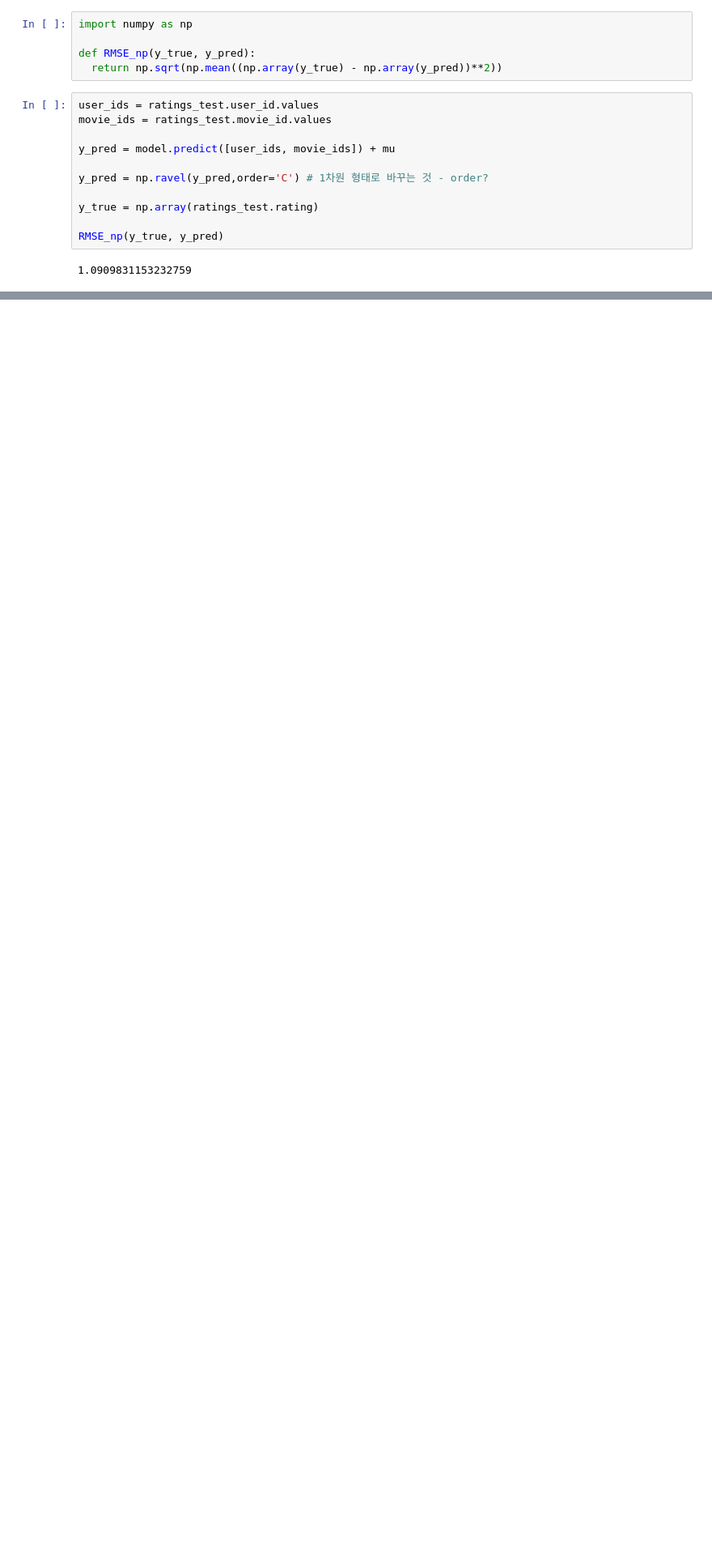
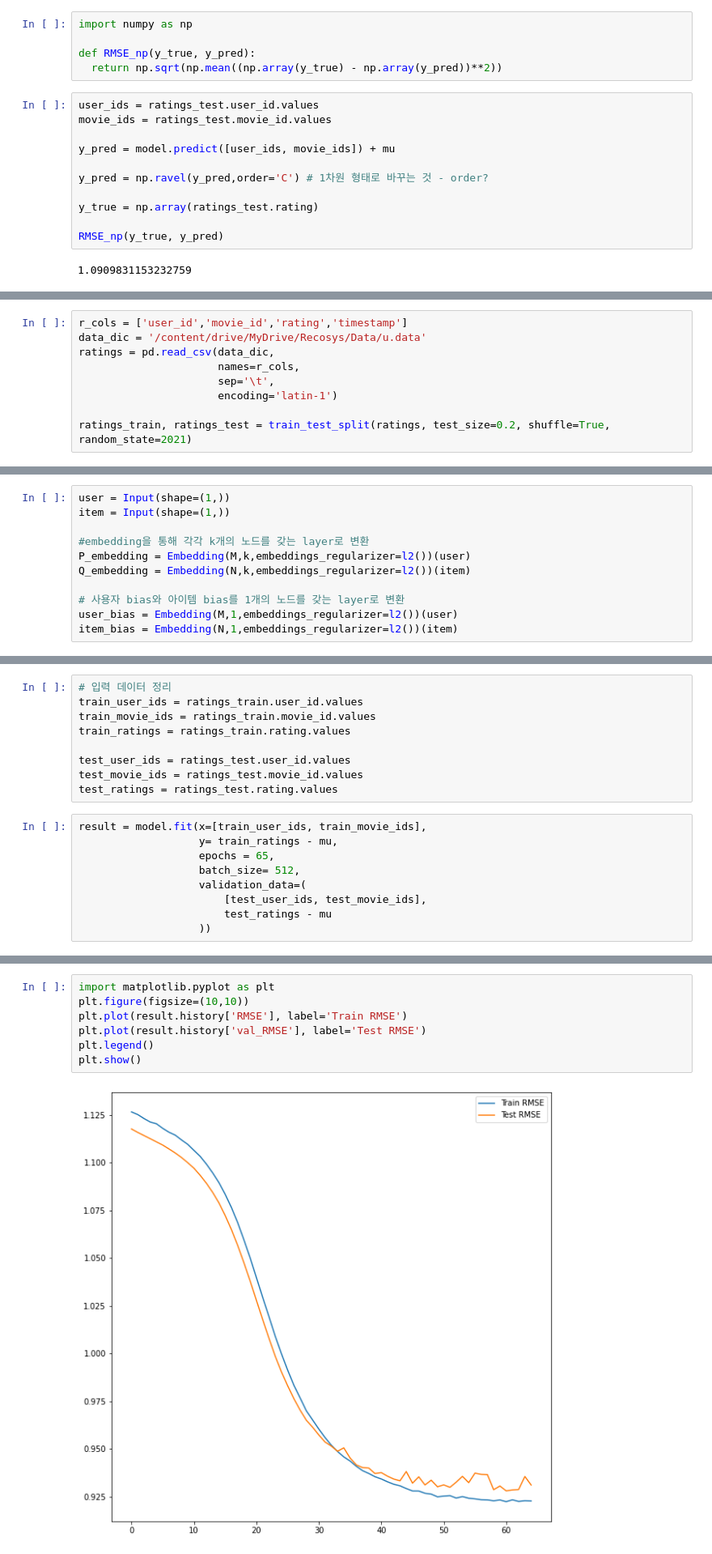
Before and after one commit to minshyee/RecoSyS, a Jupyter notebook: RecomSyS_using_deeplearning.ipynb, the cells around one changed output, grey strips where cells are left out. Shown: that part at 81% size. Drawn from its saved outputs; the diff is of its cells as text; blank space fills up the shorter version.

```diff
--- a/RecomSyS_using_deeplearning.ipynb
+++ b/RecomSyS_using_deeplearning.ipynb
@@ -159,0 +175,9 @@ RMSE_np(y_true, y_pred)
+# %%
+r_cols = ['user_id','movie_id','rating','timestamp']
+data_dic = '/content/drive/MyDrive/Recosys/Data/u.data'
+ratings = pd.read_csv(data_dic,
+                      names=r_cols,
+                      sep='\t',
+                      encoding='latin-1')
+
+ratings_train, ratings_test = train_test_split(ratings, test_size=0.2, shuffle=True, random_state=2021)
@@ -159,0 +198,11 @@ RMSE_np(y_true, y_pred)
+# %%
+user = Input(shape=(1,))
+item = Input(shape=(1,))
+
+#embedding을 통해 각각 k개의 노드를 갖는 layer로 변환
+P_embedding = Embedding(M,k,embeddings_regularizer=l2())(user)
+Q_embedding = Embedding(N,k,embeddings_regularizer=l2())(item)
+
+# 사용자 bias와 아이템 bias를 1개의 노드를 갖는 layer로 변환
+user_bias = Embedding(M,1,embeddings_regularizer=l2())(user)
+item_bias = Embedding(N,1,embeddings_regularizer=l2())(item)
@@ -159,0 +252,18 @@ RMSE_np(y_true, y_pred)
+# %%
+# 입력 데이터 정리
+train_user_ids = ratings_train.user_id.values
+train_movie_ids = ratings_train.movie_id.values
+train_ratings = ratings_train.rating.values
+
+test_user_ids = ratings_test.user_id.values
+test_movie_ids = ratings_test.movie_id.values
+test_ratings = ratings_test.rating.values
+# %%
+result = model.fit(x=[train_user_ids, train_movie_ids],
+                   y= train_ratings - mu,
+                   epochs = 65,
+                   batch_size= 512,
+                   validation_data=(
+                       [test_user_ids, test_movie_ids],
+                       test_ratings - mu
+                   ))
@@ -159,0 +288,9 @@ RMSE_np(y_true, y_pred)
+# %%
+import matplotlib.pyplot as plt
+plt.figure(figsize=(10,10))
+plt.plot(result.history['RMSE'], label='Train RMSE')
+plt.plot(result.history['val_RMSE'], label='Test RMSE')
+plt.legend()
+plt.show()
+# %% [output]
+[figure, added]
```
Also changed, not shown: parts of 16 cells of this notebook.
